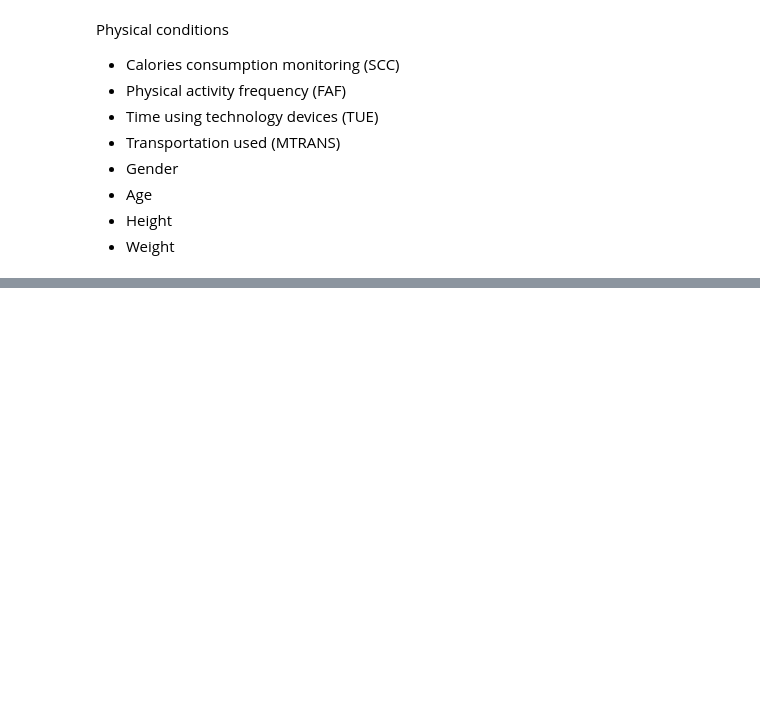
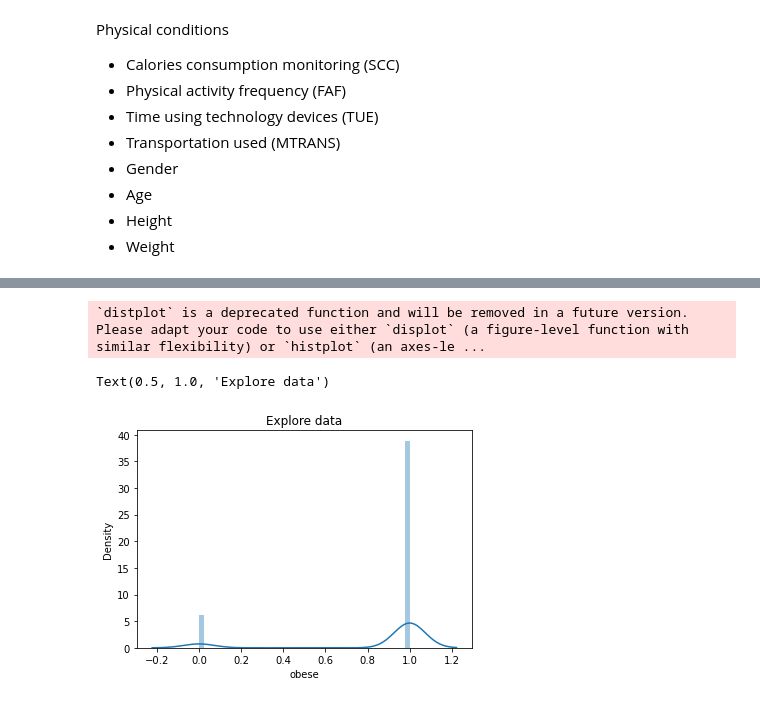
Before and after one commit to pythonandmore/obesityandlifestyle, a Jupyter notebook: DS2 Project Markdown.ipynb, the cells around one changed output, grey strips where cells are left out. Saved outputs shown, nothing was run; the diff lists cells and outputs as text; code cells hidden in the pictures; blank space fills up the shorter version.

```diff
--- a/DS2 Project Markdown.ipynb
+++ b/DS2 Project Markdown.ipynb
@@ -48,0 +48,9 @@ in this section you will talk about how you found the data.
+# %%
+# Load dataset and read data
+
+df = pd.read_csv("ObesityDataSet_raw_and_data_sinthetic.csv").dropna()
+
+# Add a column 'obese'.  If 'NObeyesdad'= 'Normal_Weight' then obese = False, else true.
+
+df['obese'] = np.where(df['NObeyesdad']!= 'Normal_Weight', True, False)
+df.head()
@@ -48,0 +77,8 @@ in this section you will talk about how you found the data.
+# %%
+# Explore data
+g=sns.distplot(df['obese'])
+g.set_title("Explore data")
+# %% [output]
+`distplot` is a deprecated function and will be removed in a future version. Please adapt your code to use either `displot` (a figure-level function with similar flexibility) or `histplot` (an axes-le ...
+Text(0.5, 1.0, 'Explore data')
+[figure, added]
```
Also changed, not shown: parts of 19 cells of this notebook.
